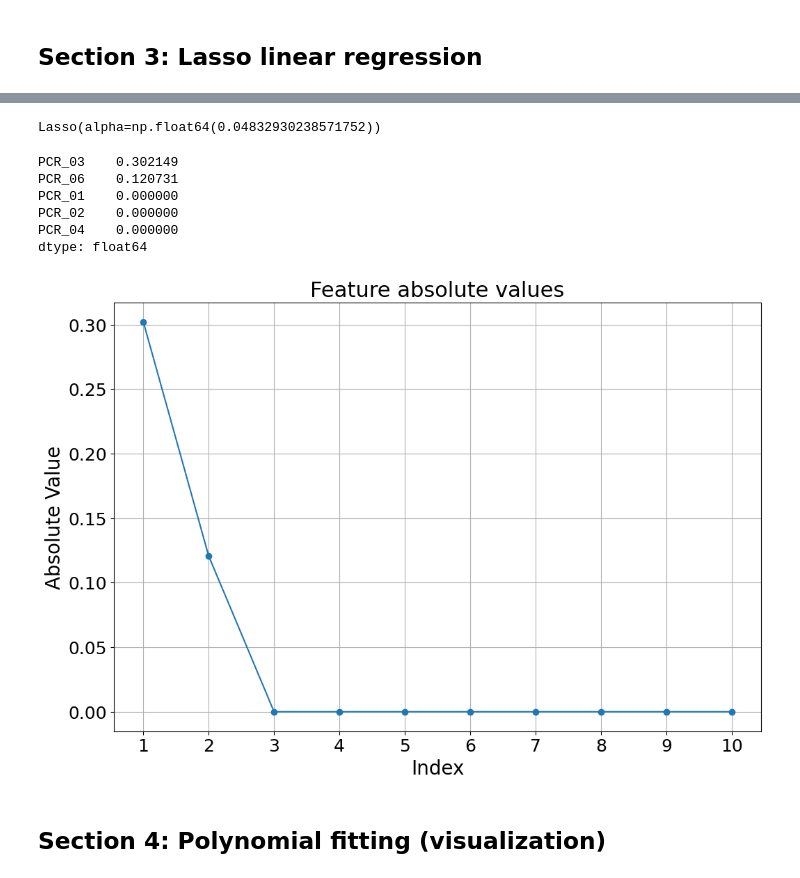
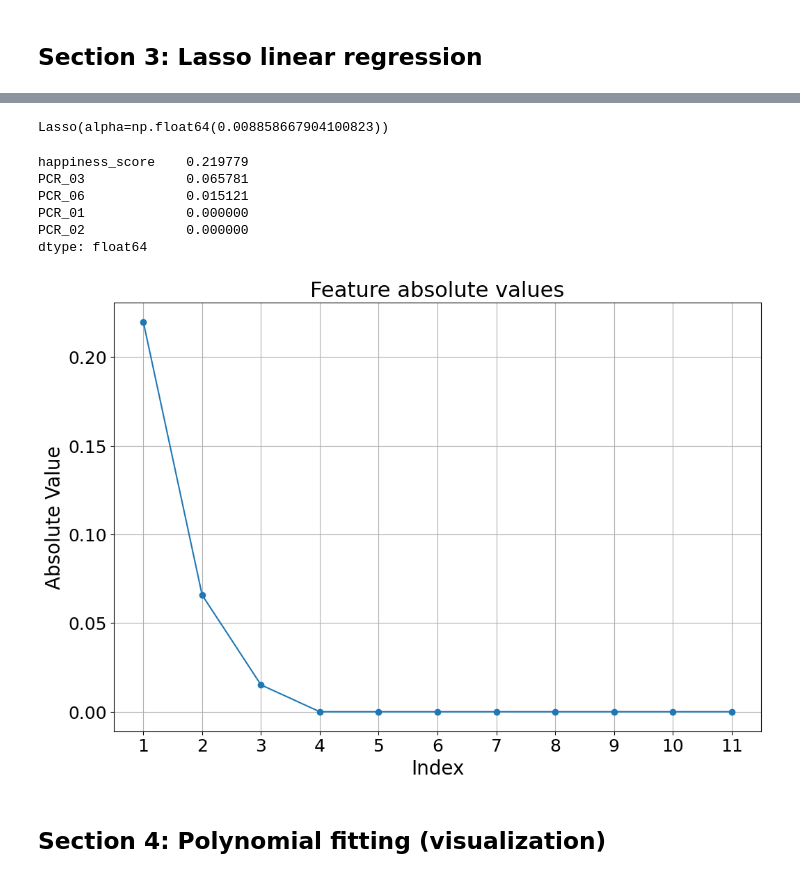
Before and after one commit to eyalamdur/ML-Regression, a Jupyter notebook: Code/318849270-315116095.ipynb, the cells around one changed output, grey strips where cells are left out. Drawn from its saved outputs; the diff is of its cells as text; code cells hidden in the pictures.

```diff
--- a/Code/318849270-315116095.ipynb
+++ b/Code/318849270-315116095.ipynb
@@ -393,7 +385,7 @@ validation_list = []
 
 for lr in learning_rate_list:
     # Create X and y for training of the model
-    regressor_X_train = train_set_processed.filter(like='PCR')
+    regressor_X_train = training_set_without_contamination
     regressor_y_train = train_set_processed['contamination_level']
 
     # Create the linear regressor
@@ -444,7 +436,7 @@ Training score:  3.9770606857321886
 # Retrain the model with the optimal learning rate
 # Task for section 6
 optimal_linear_regressor = LinearRegressor(optimal_lr)
-optimal_linear_regressor.fit(train_set_processed.filter(like='PCR'), train_set_processed['contamination_level'])
+optimal_linear_regressor.fit(training_set_without_contamination, train_set_processed['contamination_level'])
 # %% [output]
 LinearRegressor(lr=np.float64(0.00206913808111479))
 # %% [markdown]
@@ -452,13 +444,13 @@ LinearRegressor(lr=np.float64(0.00206913808111479))
 # %%
 # Q7
 # Create logspace for learning rate, and lists to store the results
-alpha_list = np.logspace(-7, -1, 20)
+alpha_list = np.logspace(-6, -1, 20)
 lasso_training_list = []
 lasso_validation_list = []
 
 for alpha in alpha_list:
     # Create X and y for training of the model
-    lasso_X_train = train_set_processed.filter(like='PCR')
+    lasso_X_train = training_set_without_contamination
     lasso_y_train = train_set_processed['contamination_level']
 
     # Create the linear regressor
@@ -508,34 +500,34 @@ Lasso training score:  3.998947353285439
 # Retrain the model with the optimal Alpha
 # Task for section 6
 optimal_lasso = Lasso(optimal_alpha, fit_intercept=True)
-optimal_lasso.fit(train_set_processed.filter(like='PCR'), train_set_processed['contamination_level'])
+optimal_lasso.fit(training_set_without_contamination, train_set_processed['contamination_level'])
 # %% [output]
-Lasso(alpha=np.float64(0.04832930238571752))
+Lasso(alpha=np.float64(0.008858667904100823))
 # %%
 # Q9
 coefficients = optimal_lasso.coef_
-largest_5_coefficients = pd.Series(coefficients, index = train_set_processed.filter(like='PCR').columns).apply(abs).sort_values(ascending=False).head(5)
+largest_5_coefficients = pd.Series(coefficients, index = training_set_without_contamination.columns).apply(abs).sort_values(ascending=False).head(5)
 print(largest_5_coefficients)
 # %% [output]
-PCR_03    0.302149
-PCR_06    0.120731
-PCR_01    0.000000
-PCR_02    0.000000
-PCR_04    0.000000
+happiness_score    0.219779
+PCR_03             0.065781
+PCR_06             0.015121
+PCR_01             0.000000
+PCR_02             0.000000
 dtype: float64
 # %%
 # Q10
-sorted_coefficients = pd.Series(coefficients, index = train_set_processed.filter(like='PCR').columns).apply(abs).sort_values(ascending=False)
+sorted_coefficients = pd.Series(coefficients, index = training_set_without_contamination.columns).apply(abs).sort_values(ascending=False)
 
 plt.figure(figsize=(12, 8))
-plt.plot(range(1, 11), sorted_coefficients, marker='o')
+plt.plot(range(1, 12), sorted_coefficients, marker='o')
 plt.xlabel('Index')
 plt.ylabel('Absolute Value')
 plt.title('Feature absolute values')
-plt.xticks(range(1, 11))
+plt.xticks(range(1, 12))
 plt.grid(True)
 plt.show()
 # %% [output]
-[figure, old version]
+[figure, new version]
 # %% [markdown]
 ## Section 4: Polynomial fitting (visualization)
```
Also changed, not shown: parts of 11 cells of this notebook, 2 other files.
